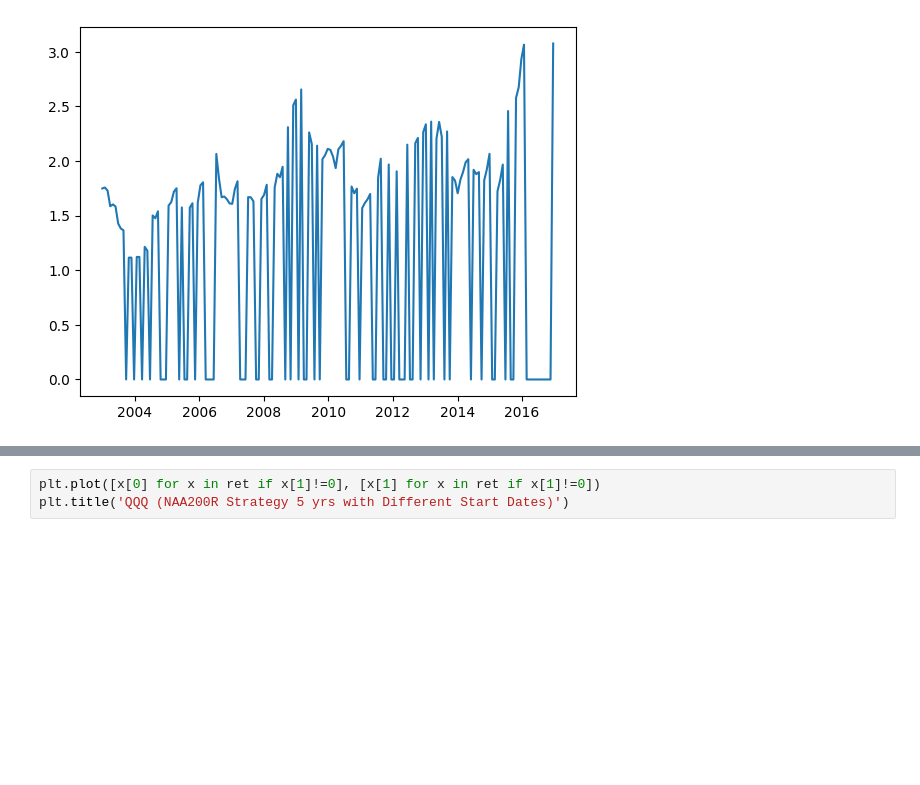
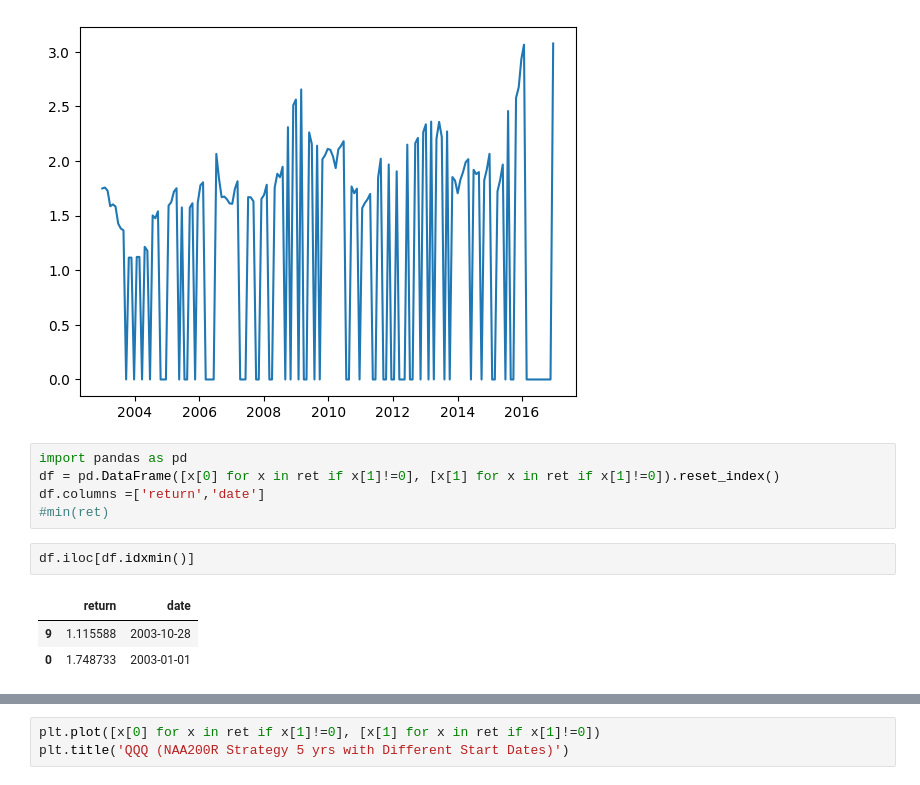
Before and after one commit to sylviawusyl/backtesting, a Jupyter notebook: Ab_test.ipynb, the cells around one changed output, grey strips where cells are left out. Drawn from its saved outputs; the diff is of its cells as text; blank space fills up the shorter version.

```diff
--- a/Ab_test.ipynb
+++ b/Ab_test.ipynb
@@ -224,3 +234,14 @@ plt.plot([x[0] for x in ret], [x[1] for x in ret])
 # %% [output]
 [<matplotlib.lines.Line2D at 0x...>]
 [figure]
+# %%
+import pandas as pd
+df = pd.DataFrame([x[0] for x in ret if x[1]!=0], [x[1] for x in ret if x[1]!=0]).reset_index()
+df.columns =['return','date']
+#min(ret)
+# %%
+df.iloc[df.idxmin()]
+# %% [output]
+|  | return | date |
+| 9 | 1.115588 | 2003-10-28 |
+| 0 | 1.748733 | 2003-01-01 |
```
Also changed, not shown: parts of 8 cells of this notebook.
